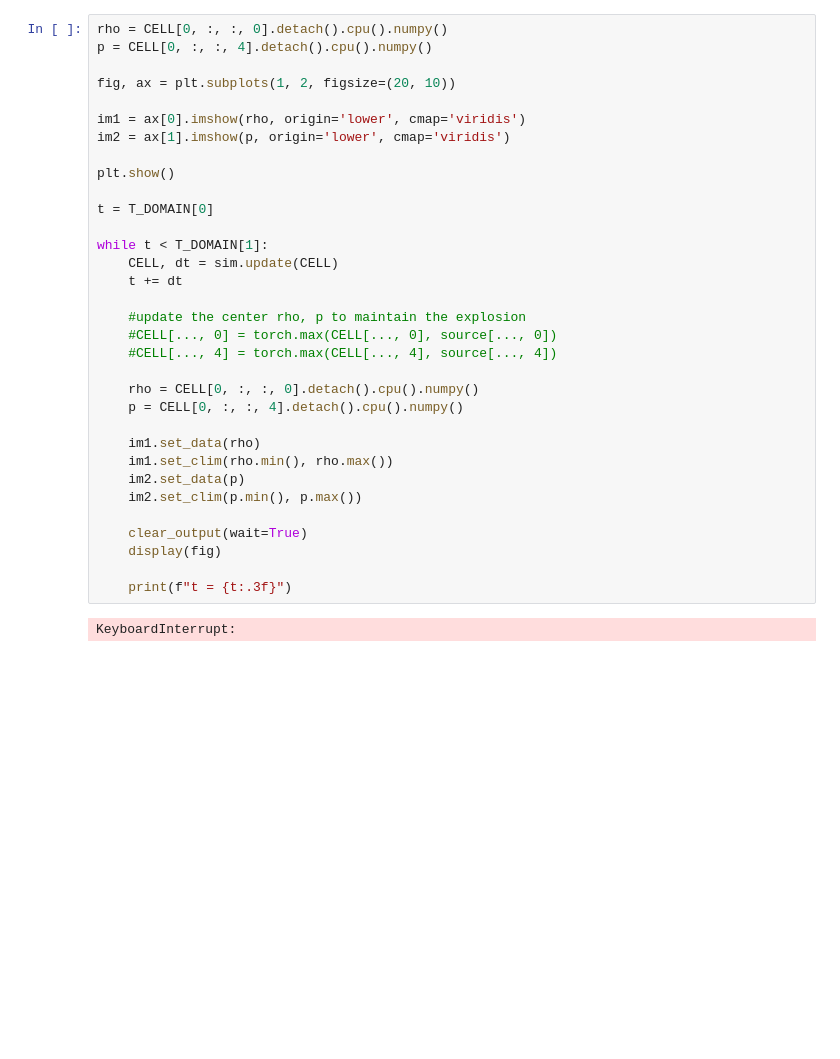
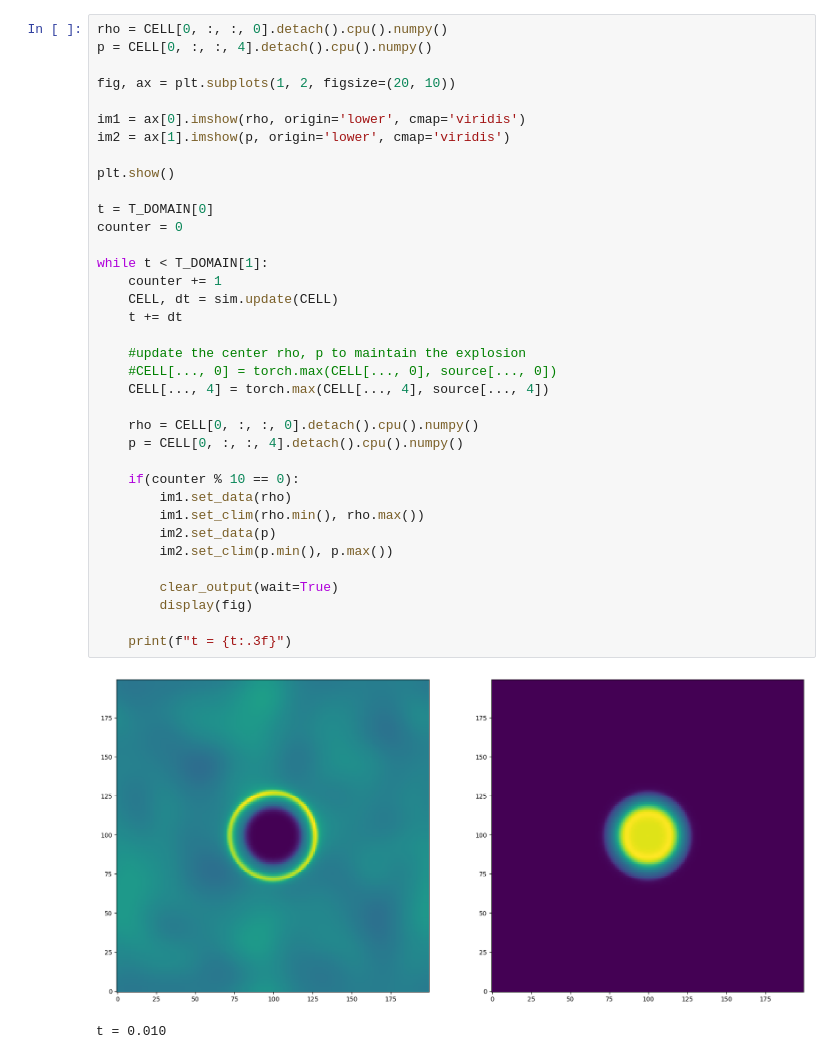
Before and after one commit to teo646/CFD, a Jupyter notebook: simulation/2d.ipynb, the cells around one changed output. Drawn from its saved outputs; the diff is of its cells as text; blank space fills up the shorter version.

```diff
--- a/simulation/2d.ipynb
+++ b/simulation/2d.ipynb
@@ -94,35 +100,39 @@ plt.show()
 # %%
 rho = CELL[0, :, :, 0].detach().cpu().numpy()
 p = CELL[0, :, :, 4].detach().cpu().numpy()
 
 fig, ax = plt.subplots(1, 2, figsize=(20, 10))
 
 im1 = ax[0].imshow(rho, origin='lower', cmap='viridis')
 im2 = ax[1].imshow(p, origin='lower', cmap='viridis')
 
 plt.show()
 
 t = T_DOMAIN[0]
+counter = 0
 
 while t < T_DOMAIN[1]:
+    counter += 1
     CELL, dt = sim.update(CELL)
     t += dt
 
     #update the center rho, p to maintain the explosion
     #CELL[..., 0] = torch.max(CELL[..., 0], source[..., 0])
-    #CELL[..., 4] = torch.max(CELL[..., 4], source[..., 4])
+    CELL[..., 4] = torch.max(CELL[..., 4], source[..., 4])
 
     rho = CELL[0, :, :, 0].detach().cpu().numpy()
     p = CELL[0, :, :, 4].detach().cpu().numpy()
 
-    im1.set_data(rho)
-    im1.set_clim(rho.min(), rho.max())
-    im2.set_data(p)
-    im2.set_clim(p.min(), p.max())
+    if(counter % 10 == 0):
+        im1.set_data(rho)
+        im1.set_clim(rho.min(), rho.max())
+        im2.set_data(p)
+        im2.set_clim(p.min(), p.max())
 
-    clear_output(wait=True)
-    display(fig)
+        clear_output(wait=True)
+        display(fig)
 
     print(f"t = {t:.3f}")
 # %% [output]
+[figure, added]
-KeyboardInterrupt:
+t = 0.010
```
Also changed, not shown: parts of 4 cells of this notebook, 6 other files.
